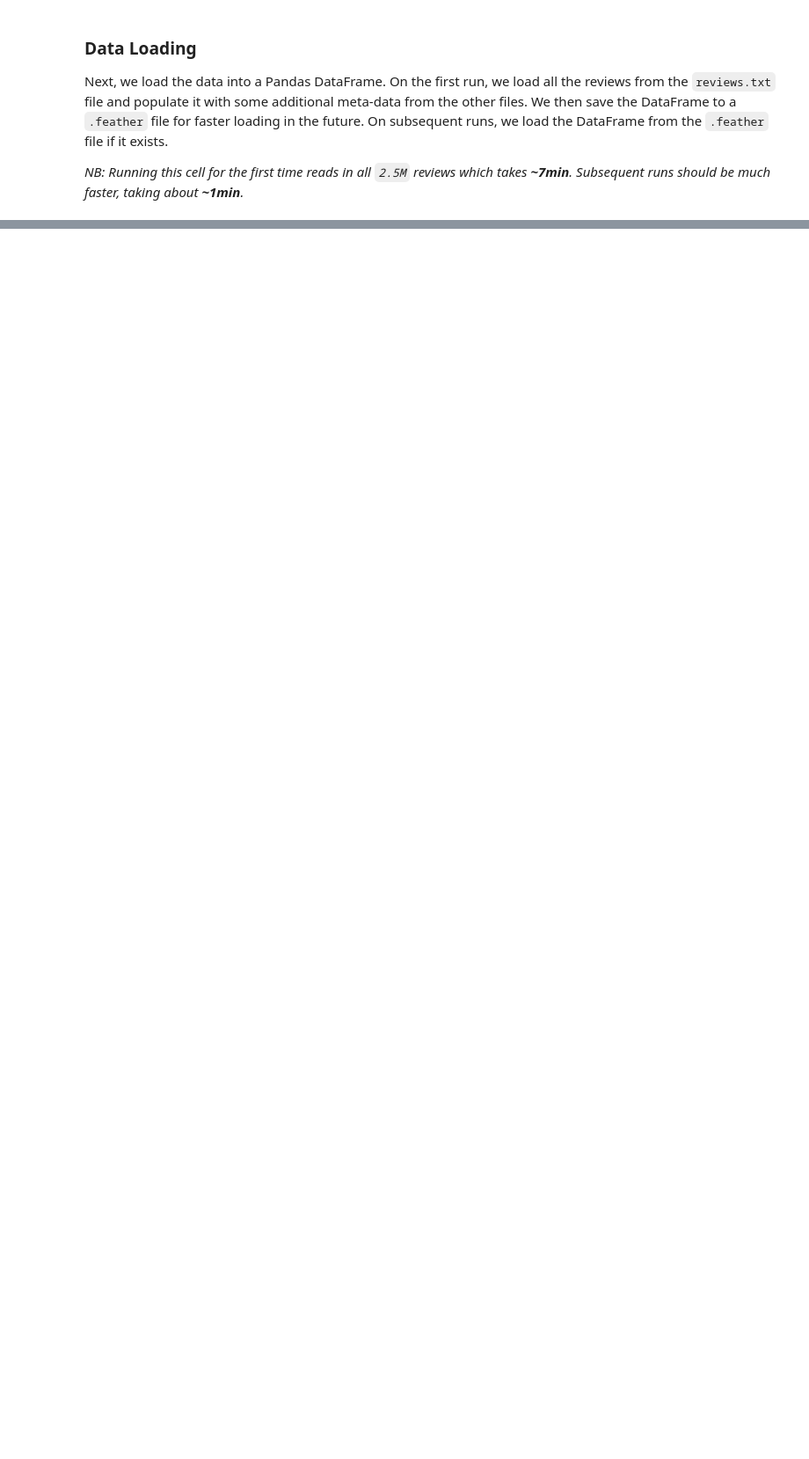
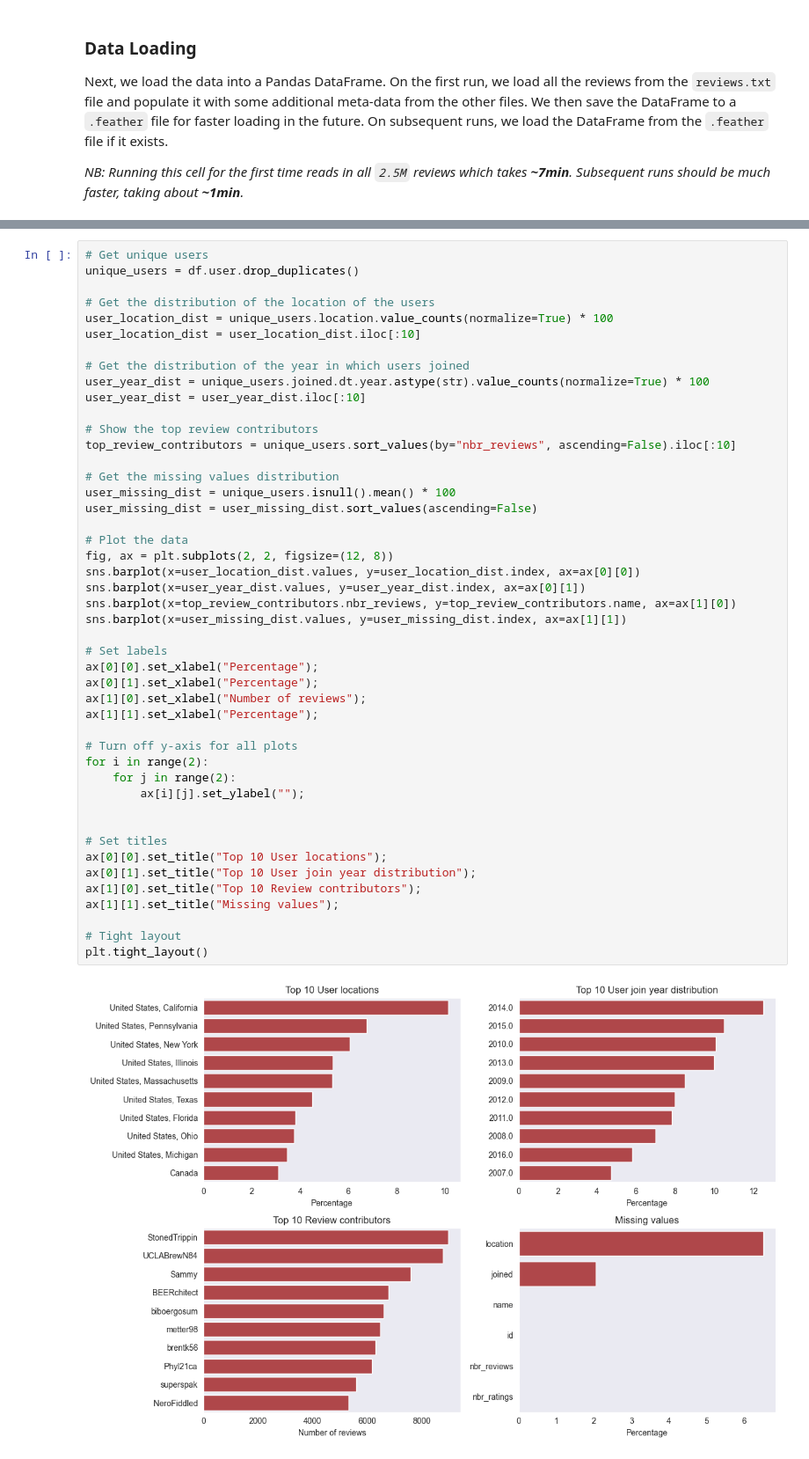
Before and after one commit to epfl-ada/ada-2023-project-blackada, a Jupyter notebook: main.ipynb, the cells around one changed output, grey strips where cells are left out. Shown at 88% size. Drawn from its saved outputs; the diff is of its cells as text; blank space fills up the shorter version.

```diff
--- a/main.ipynb
+++ b/main.ipynb
@@ -89,0 +262,48 @@ Let's explore the data a bit. We will analyse:
+# %%
+# Get unique users
+unique_users = df.user.drop_duplicates()
+
+# Get the distribution of the location of the users
+user_location_dist = unique_users.location.value_counts(normalize=True) * 100
+user_location_dist = user_location_dist.iloc[:10]
+
+# Get the distribution of the year in which users joined
+user_year_dist = unique_users.joined.dt.year.astype(str).value_counts(normalize=True) * 100
+user_year_dist = user_year_dist.iloc[:10]
+
+# Show the top review contributors
+top_review_contributors = unique_users.sort_values(by="nbr_reviews", ascending=False).iloc[:10]
+
+# Get the missing values distribution
+user_missing_dist = unique_users.isnull().mean() * 100
+user_missing_dist = user_missing_dist.sort_values(ascending=False)
+
+# Plot the data
+fig, ax = plt.subplots(2, 2, figsize=(12, 8))
+sns.barplot(x=user_location_dist.values, y=user_location_dist.index, ax=ax[0][0])
+sns.barplot(x=user_year_dist.values, y=user_year_dist.index, ax=ax[0][1])
+sns.barplot(x=top_review_contributors.nbr_reviews, y=top_review_contributors.name, ax=ax[1][0])
+sns.barplot(x=user_missing_dist.values, y=user_missing_dist.index, ax=ax[1][1])
+
+# Set labels
+ax[0][0].set_xlabel("Percentage");
+ax[0][1].set_xlabel("Percentage");
+ax[1][0].set_xlabel("Number of reviews");
+ax[1][1].set_xlabel("Percentage");
+
+# Turn off y-axis for all plots
+for i in range(2):
+    for j in range(2):
+        ax[i][j].set_ylabel("");
+
+
+# Set titles
+ax[0][0].set_title("Top 10 User locations");
+ax[0][1].set_title("Top 10 User join year distribution");
+ax[1][0].set_title("Top 10 Review contributors");
+ax[1][1].set_title("Missing values");
+
+# Tight layout
+plt.tight_layout()
+# %% [output]
+[figure, added]
```
Also changed, not shown: parts of 20 cells of this notebook.
